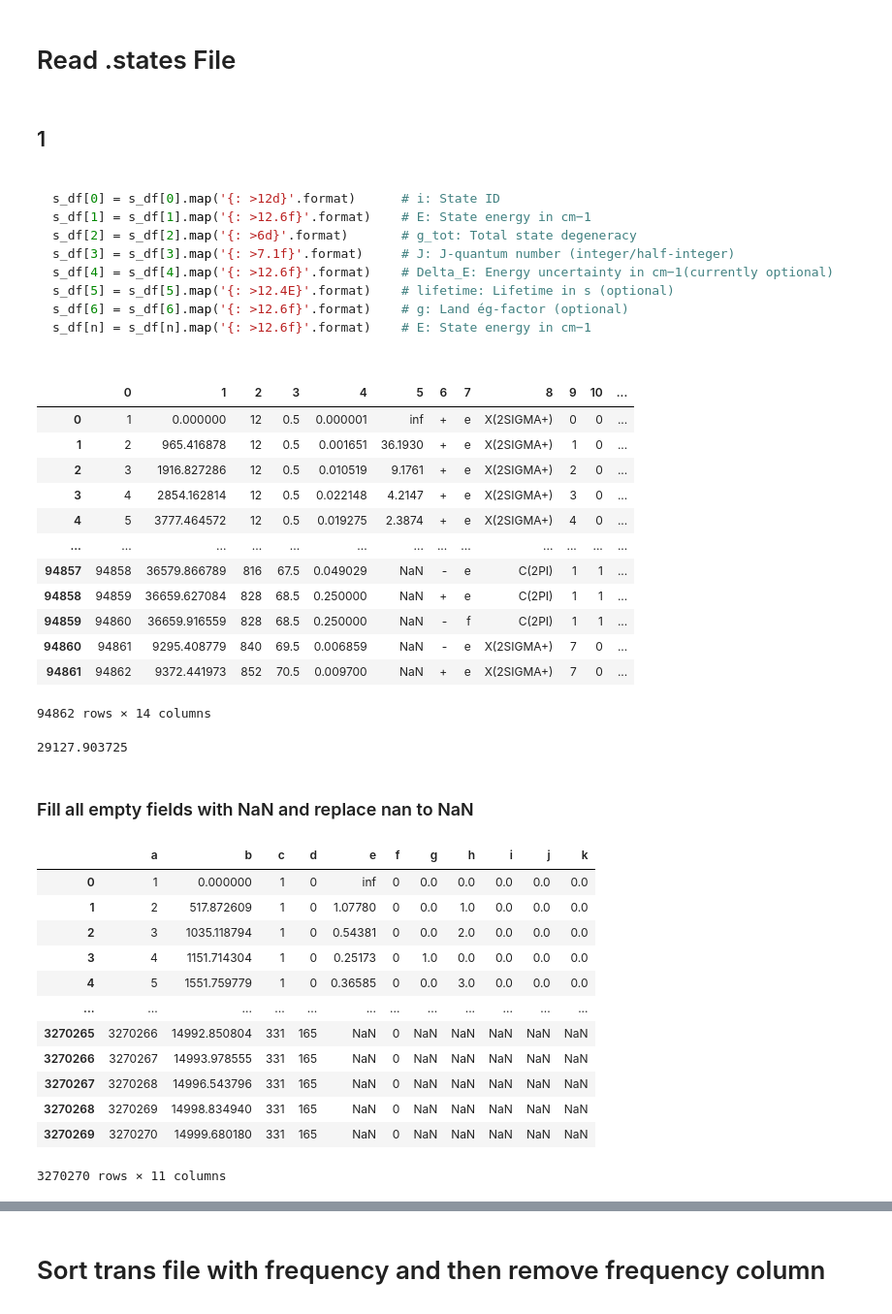
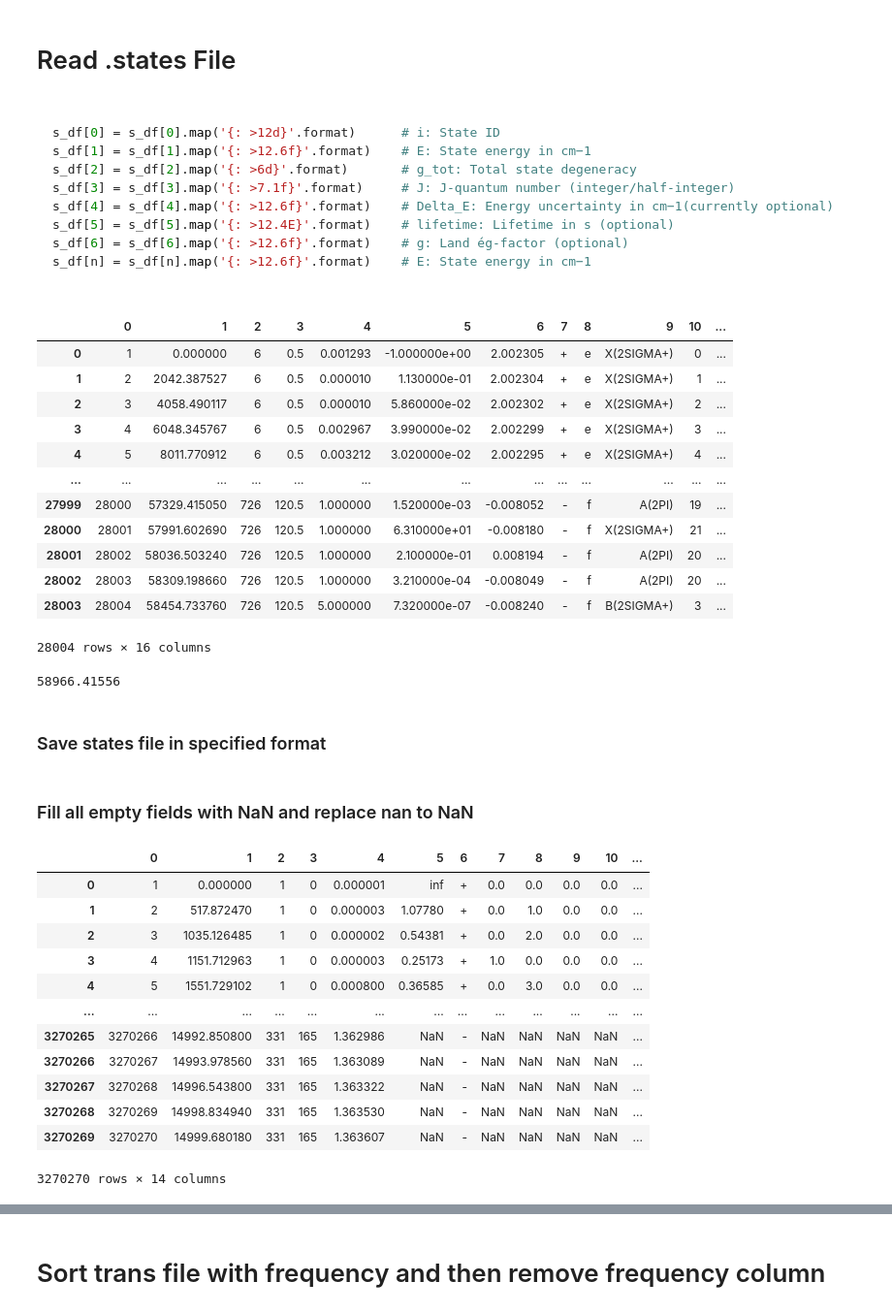
Before and after one commit to Beryl-Jingxin/PyExoCross, a Jupyter notebook: ExoMol_format/check_linelist.ipynb, the cells around one changed output, grey strips where cells are left out. Shown at 97% size. Saved outputs shown, nothing was run; the diff lists cells and outputs as text; code cells hidden in the pictures.

````diff
--- a/ExoMol_format/check_linelist.ipynb
+++ b/ExoMol_format/check_linelist.ipynb
@@ -7,9 +6,6 @@ import pandas as pd
 # %% [markdown]
 # Read .states File
 # %% [markdown]
-## 1
-
-
 ```python
 
 s_df[0] = s_df[0].map('{: >12d}'.format)      # i: State ID
@@ -23,26 +19,24 @@ s_df[n] = s_df[n].map('{: >12.6f}'.format)    # E: State energy in cm−1
 
 ```
 # %%
-read_path = '/mnt/data/exomol/exomol3_data/AlO/27Al-16O/ATP/27Al-16O__ATP.states.bz2'
-
-s_df_1 = pd.read_csv(read_path, compression='bz2', sep='\s+', header=None)
-
-s_df_1
+read_path = '/mnt/data/exomol/exomol3_data/CN/12C-14N/Trihybrid/12C-14N__Trihybrid.states.bz2'
+s_df = pd.read_csv(read_path, compression='bz2', sep='\s+', header=None)
+s_df
 # %% [output]
 |  | 0 | 1 | 2 | 3 | 4 | 5 | 6 | 7 | 8 | 9 | 10 | ... |
-| 0 | 1 | 0.000000 | 12 | 0.5 | 0.000001 | inf | + | e | X(2SIGMA+) | 0 | 0 | ... |
-| 1 | 2 | 965.416878 | 12 | 0.5 | 0.001651 | 36.1930 | + | e | X(2SIGMA+) | 1 | 0 | ... |
-| 2 | 3 | 1916.827286 | 12 | 0.5 | 0.010519 | 9.1761 | + | e | X(2SIGMA+) | 2 | 0 | ... |
-| 3 | 4 | 2854.162814 | 12 | 0.5 | 0.022148 | 4.2147 | + | e | X(2SIGMA+) | 3 | 0 | ... |
-| 4 | 5 | 3777.464572 | 12 | 0.5 | 0.019275 | 2.3874 | + | e | X(2SIGMA+) | 4 | 0 | ... |
+| 0 | 1 | 0.000000 | 6 | 0.5 | 0.001293 | -1.000000e+00 | 2.002305 | + | e | X(2SIGMA+) | 0 | ... |
+| 1 | 2 | 2042.387527 | 6 | 0.5 | 0.000010 | 1.130000e-01 | 2.002304 | + | e | X(2SIGMA+) | 1 | ... |
+| 2 | 3 | 4058.490117 | 6 | 0.5 | 0.000010 | 5.860000e-02 | 2.002302 | + | e | X(2SIGMA+) | 2 | ... |
+| 3 | 4 | 6048.345767 | 6 | 0.5 | 0.002967 | 3.990000e-02 | 2.002299 | + | e | X(2SIGMA+) | 3 | ... |
+| 4 | 5 | 8011.770912 | 6 | 0.5 | 0.003212 | 3.020000e-02 | 2.002295 | + | e | X(2SIGMA+) | 4 | ... |
 | ... | ... | ... | ... | ... | ... | ... | ... | ... | ... | ... | ... | ... |
-| 94857 | 94858 | 36579.866789 | 816 | 67.5 | 0.049029 | NaN | - | e | C(2PI) | 1 | 1 | ... |
-| 94858 | 94859 | 36659.627084 | 828 | 68.5 | 0.250000 | NaN | + | e | C(2PI) | 1 | 1 | ... |
-| 94859 | 94860 | 36659.916559 | 828 | 68.5 | 0.250000 | NaN | - | f | C(2PI) | 1 | 1 | ... |
-| 94860 | 94861 | 9295.408779 | 840 | 69.5 | 0.006859 | NaN | - | e | X(2SIGMA+) | 7 | 0 | ... |
-| 94861 | 94862 | 9372.441973 | 852 | 70.5 | 0.009700 | NaN | + | e | X(2SIGMA+) | 7 | 0 | ... |
+| 27999 | 28000 | 57329.415050 | 726 | 120.5 | 1.000000 | 1.520000e-03 | -0.008052 | - | f | A(2PI) | 19 | ... |
+| 28000 | 28001 | 57991.602690 | 726 | 120.5 | 1.000000 | 6.310000e+01 | -0.008180 | - | f | X(2SIGMA+) | 21 | ... |
+| 28001 | 28002 | 58036.503240 | 726 | 120.5 | 1.000000 | 2.100000e-01 | 0.008194 | - | f | A(2PI) | 20 | ... |
+| 28002 | 28003 | 58309.198660 | 726 | 120.5 | 1.000000 | 3.210000e-04 | -0.008049 | - | f | A(2PI) | 20 | ... |
+| 28003 | 28004 | 58454.733760 | 726 | 120.5 | 5.000000 | 7.320000e-07 | -0.008240 | - | f | B(2SIGMA+) | 3 | ... |
-94862 rows × 14 columns
+28004 rows × 16 columns
 # %%
-max(s_df_1[1].values)
+max(s_df[1].values)
 # %% [output]
-29127.903725
+58966.41556
@@ -90,0 +43,2 @@ print('Finished!')
+# %% [markdown]
+### Save states file in specified format
@@ -92,21 +53,19 @@ print('Finished!')
 ### Fill all empty fields with NaN and replace nan to NaN
 # %%
 read_path = '/mnt/data/exomol/exomol3_data/SO2/32S-16O2/ExoAmes/32S-16O2__ExoAmes.states.bz2'
-
-s_df_1 = pd.read_csv(read_path, compression='bz2', sep='\s+', names=['a','b','c','d','e','f','g','h','i','j','k'],header=None)
-
-s_df_1
+s_df = pd.read_csv(read_path, compression='bz2', sep='\s+', header=None)
+s_df
 # %% [output]
-|  | a | b | c | d | e | f | g | h | i | j | k |
-| 0 | 1 | 0.000000 | 1 | 0 | inf | 0 | 0.0 | 0.0 | 0.0 | 0.0 | 0.0 |
-| 1 | 2 | 517.872609 | 1 | 0 | 1.07780 | 0 | 0.0 | 1.0 | 0.0 | 0.0 | 0.0 |
-| 2 | 3 | 1035.118794 | 1 | 0 | 0.54381 | 0 | 0.0 | 2.0 | 0.0 | 0.0 | 0.0 |
-| 3 | 4 | 1151.714304 | 1 | 0 | 0.25173 | 0 | 1.0 | 0.0 | 0.0 | 0.0 | 0.0 |
-| 4 | 5 | 1551.759779 | 1 | 0 | 0.36585 | 0 | 0.0 | 3.0 | 0.0 | 0.0 | 0.0 |
-| ... | ... | ... | ... | ... | ... | ... | ... | ... | ... | ... | ... |
-| 3270265 | 3270266 | 14992.850804 | 331 | 165 | NaN | 0 | NaN | NaN | NaN | NaN | NaN |
-| 3270266 | 3270267 | 14993.978555 | 331 | 165 | NaN | 0 | NaN | NaN | NaN | NaN | NaN |
-| 3270267 | 3270268 | 14996.543796 | 331 | 165 | NaN | 0 | NaN | NaN | NaN | NaN | NaN |
-| 3270268 | 3270269 | 14998.834940 | 331 | 165 | NaN | 0 | NaN | NaN | NaN | NaN | NaN |
-| 3270269 | 3270270 | 14999.680180 | 331 | 165 | NaN | 0 | NaN | NaN | NaN | NaN | NaN |
+|  | 0 | 1 | 2 | 3 | 4 | 5 | 6 | 7 | 8 | 9 | 10 | ... |
+| 0 | 1 | 0.000000 | 1 | 0 | 0.000001 | inf | + | 0.0 | 0.0 | 0.0 | 0.0 | ... |
+| 1 | 2 | 517.872470 | 1 | 0 | 0.000003 | 1.07780 | + | 0.0 | 1.0 | 0.0 | 0.0 | ... |
+| 2 | 3 | 1035.126485 | 1 | 0 | 0.000002 | 0.54381 | + | 0.0 | 2.0 | 0.0 | 0.0 | ... |
+| 3 | 4 | 1151.712963 | 1 | 0 | 0.000003 | 0.25173 | + | 1.0 | 0.0 | 0.0 | 0.0 | ... |
+| 4 | 5 | 1551.729102 | 1 | 0 | 0.000800 | 0.36585 | + | 0.0 | 3.0 | 0.0 | 0.0 | ... |
+| ... | ... | ... | ... | ... | ... | ... | ... | ... | ... | ... | ... | ... |
+| 3270265 | 3270266 | 14992.850800 | 331 | 165 | 1.362986 | NaN | - | NaN | NaN | NaN | NaN | ... |
+| 3270266 | 3270267 | 14993.978560 | 331 | 165 | 1.363089 | NaN | - | NaN | NaN | NaN | NaN | ... |
+| 3270267 | 3270268 | 14996.543800 | 331 | 165 | 1.363322 | NaN | - | NaN | NaN | NaN | NaN | ... |
+| 3270268 | 3270269 | 14998.834940 | 331 | 165 | 1.363530 | NaN | - | NaN | NaN | NaN | NaN | ... |
+| 3270269 | 3270270 | 14999.680180 | 331 | 165 | 1.363607 | NaN | - | NaN | NaN | NaN | NaN | ... |
-3270270 rows × 11 columns
+3270270 rows × 14 columns
````
Also changed, not shown: parts of 39 cells of this notebook, 14 other files.
